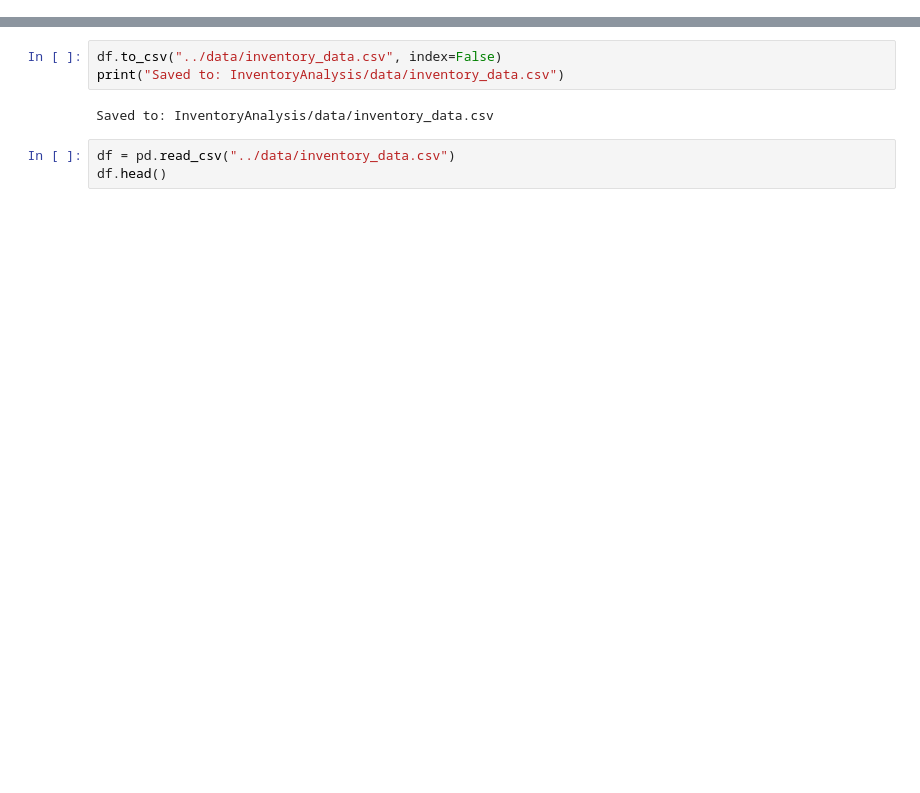
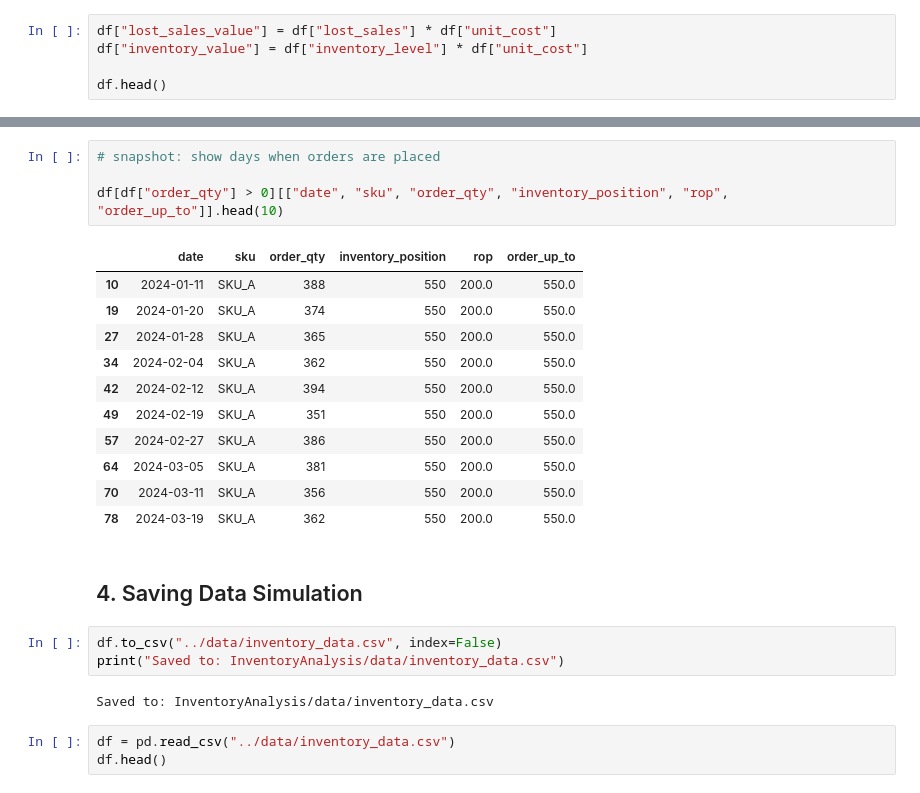
Before and after one commit to junijun/data-analytics-portfolio, a Jupyter notebook: InventoryAnalysis/notebooks/inventory_analysis.ipynb, the cells around one changed output, grey strips where cells are left out. Drawn from its saved outputs; the diff is of its cells as text; blank space fills up the shorter version.

Commit message:
Add replenishment simulation with lead time + validation + cleaning workflow

```diff
--- a/InventoryAnalysis/notebooks/inventory_analysis.ipynb
+++ b/InventoryAnalysis/notebooks/inventory_analysis.ipynb
@@ -93,0 +238,5 @@ df.head()
+# %%
+df["lost_sales_value"] = df["lost_sales"] * df["unit_cost"]
+df["inventory_value"] = df["inventory_level"] * df["unit_cost"]
+
+df.head()
@@ -94,3 +295,21 @@ df.head()
+# %%
+# snapshot: show days when orders are placed
+
+df[df["order_qty"] > 0][["date", "sku", "order_qty", "inventory_position", "rop", "order_up_to"]].head(10)
+# %% [output]
+|  | date | sku | order_qty | inventory_position | rop | order_up_to |
+| 10 | 2024-01-11 | SKU_A | 388 | 550 | 200.0 | 550.0 |
+| 19 | 2024-01-20 | SKU_A | 374 | 550 | 200.0 | 550.0 |
+| 27 | 2024-01-28 | SKU_A | 365 | 550 | 200.0 | 550.0 |
+| 34 | 2024-02-04 | SKU_A | 362 | 550 | 200.0 | 550.0 |
+| 42 | 2024-02-12 | SKU_A | 394 | 550 | 200.0 | 550.0 |
+| 49 | 2024-02-19 | SKU_A | 351 | 550 | 200.0 | 550.0 |
+| 57 | 2024-02-27 | SKU_A | 386 | 550 | 200.0 | 550.0 |
+| 64 | 2024-03-05 | SKU_A | 381 | 550 | 200.0 | 550.0 |
+| 70 | 2024-03-11 | SKU_A | 356 | 550 | 200.0 | 550.0 |
+| 78 | 2024-03-19 | SKU_A | 362 | 550 | 200.0 | 550.0 |
+# %% [markdown]
+## 4. Saving Data Simulation
 # %%
 df.to_csv("../data/inventory_data.csv", index=False)
 print("Saved to: InventoryAnalysis/data/inventory_data.csv")
```
Also changed, not shown: parts of 46 cells of this notebook, 1 other file.
